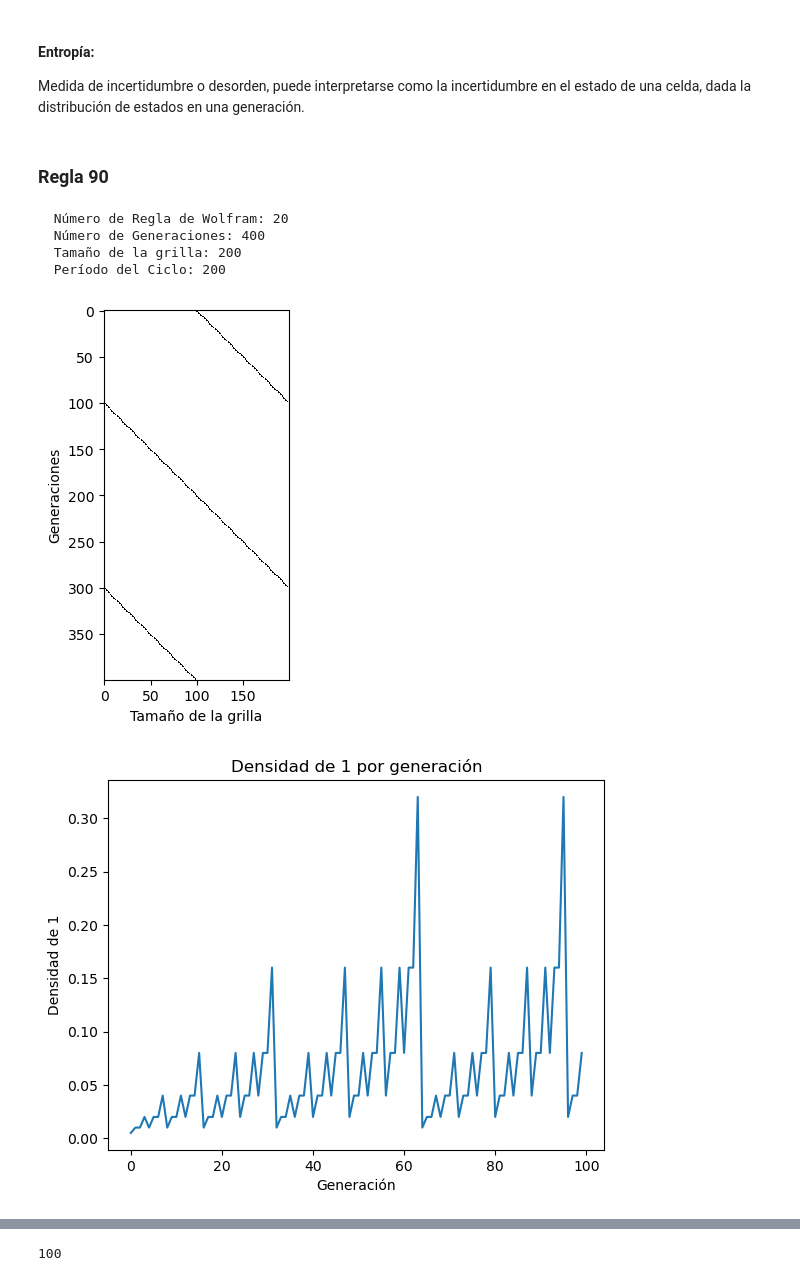
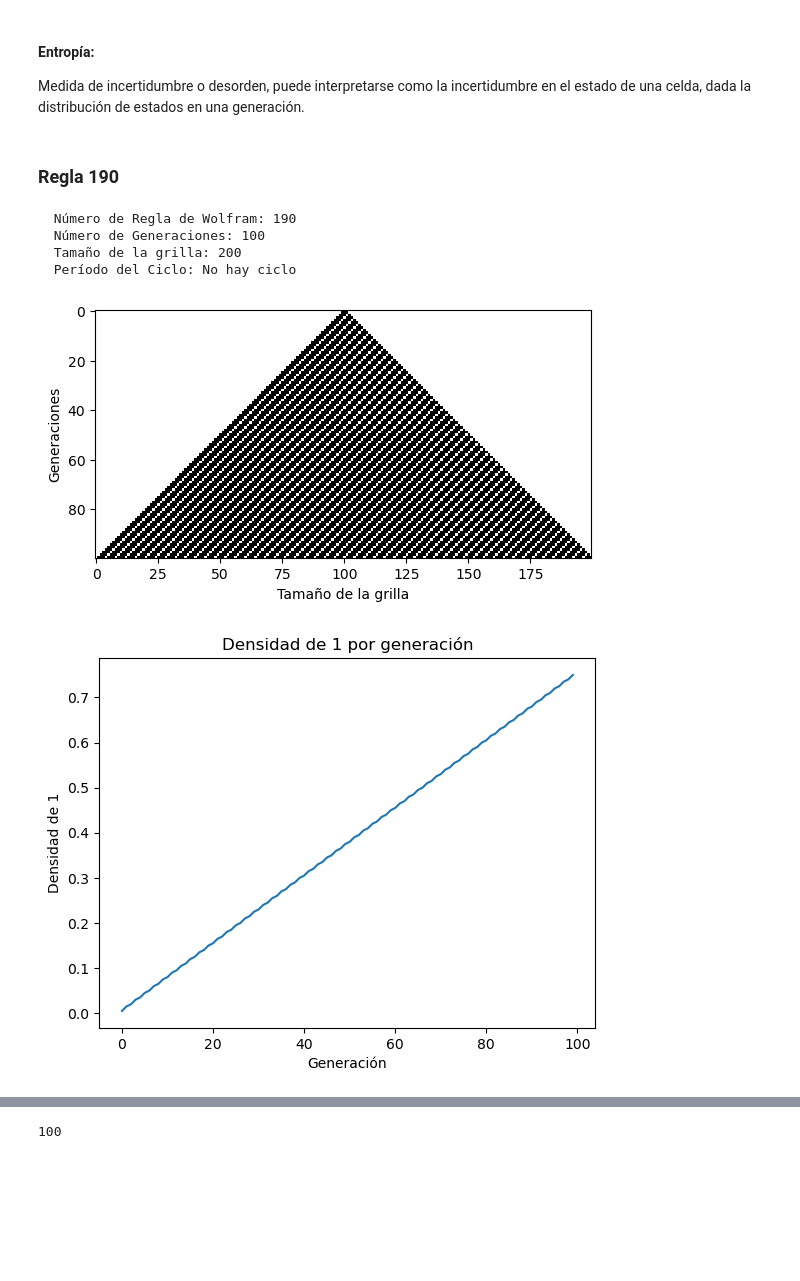
Before and after one commit to educarrascov/DISC_Complex, a Jupyter notebook: Script Prueba/20230319 ECA_proposal_2.ipynb, the cells around one changed output, grey strips where cells are left out. Drawn from its saved outputs; the diff is of its cells as text; code cells hidden in the pictures; blank space fills up the shorter version.

```diff
--- a/Script Prueba/20230319 ECA_proposal_2.ipynb
+++ b/Script Prueba/20230319 ECA_proposal_2.ipynb
@@ -111,31 +111,31 @@ def graficar_entropia(entropias):
     plt.title('Entropía por generación')
     plt.show()
 # %% [markdown]
-### Regla 90
+### Regla 190
 # %%
 ## Definición de condiciones para la simulación:
 ## se puede seleccionar random o seteado
-numero_regla = 20
-n_generaciones = 400
+numero_regla = 190
+n_generaciones = 100
 tamano = 200
 r = 1
 estado_inicial = inicial_seteado(tamano) #random o seteado
 
 automata = automata_celular(numero_regla, n_generaciones, tamano, estado_inicial, r)
 periodo_ciclo = patron_ciclo(automata)
 visualizar_automata(automata)
 # %% [output]
-  Número de Regla de Wolfram: 20
-  Número de Generaciones: 400
+  Número de Regla de Wolfram: 190
+  Número de Generaciones: 100
   Tamaño de la grilla: 200
-  Período del Ciclo: 200
+  Período del Ciclo: No hay ciclo
-[figure, old version]
+[figure, new version]
 # %%
 # Cálculo y gráfico de la densidad de 1:
 densidades = calcular_densidad(automata)
 graficar_densidad(densidades)
 # %% [output]
-[figure, old version]
+[figure, new version]
 # %%
 # Cálculo y gráfico de la entropía en f de las generaciones:
 entropias = calcular_entropia(automata)
```
Also changed, not shown: parts of 13 cells of this notebook, 1 other file.
